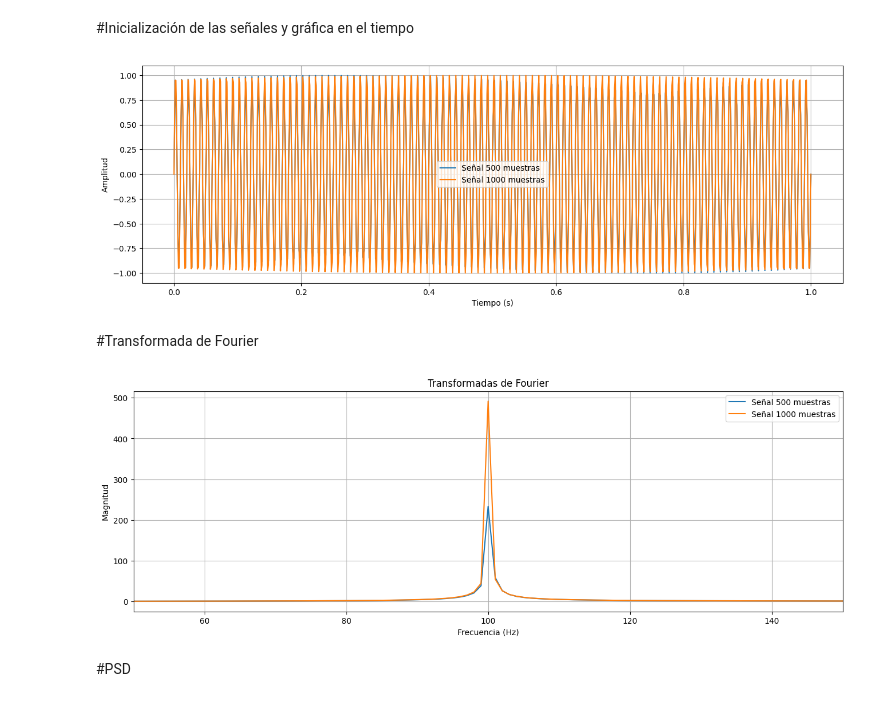
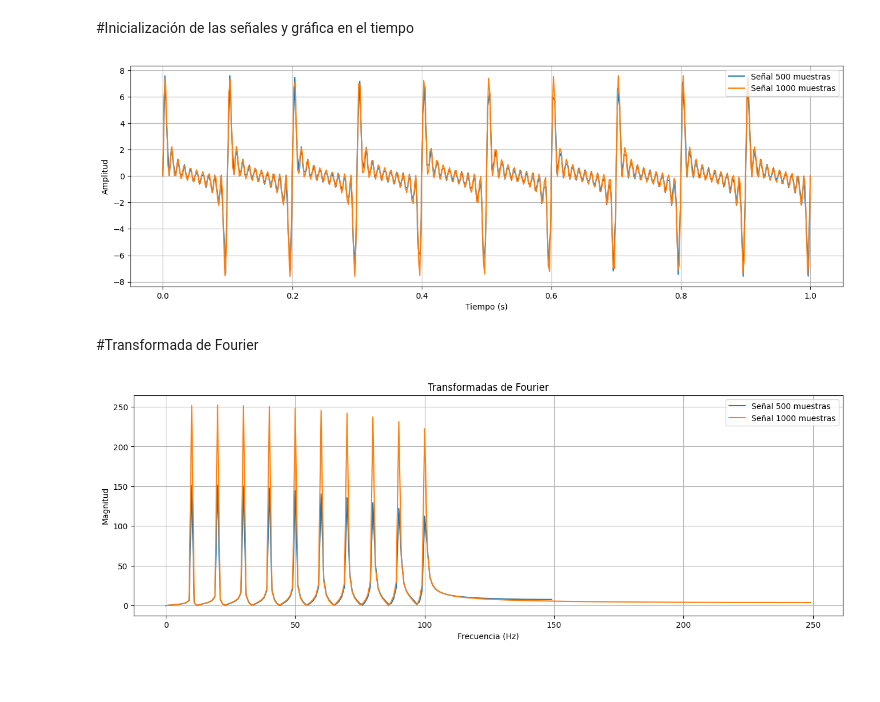
Before and after one commit to FelipeFerAl/SignalProcessing, a Jupyter notebook: TareaFourier(1).ipynb, the cells around one changed output. Saved outputs shown, nothing was run; the diff lists cells and outputs as text; code cells hidden in the pictures; blank space fills up the shorter version.

Commit message:
Cuaderno actualizado con señal generada más compleja

```diff
--- a/TareaFourier(1).ipynb
+++ b/TareaFourier(1).ipynb
@@ -17,20 +17,20 @@ def señal(frequencies, sample):
 # %% [markdown]
 #Inicialización de las señales y gráfica en el tiempo
 # %%
-time1, signal1 = señal([10, 20, 30, 40, 50, 60, 70, 80, 90, 100], 500)
-time2, signal2 = señal([10, 20, 30, 40, 50, 60, 70, 80, 90, 100], 1000)
+time1, signal1 = señal([10, 20, 30, 40, 50, 60, 70, 80, 90, 100], 300)
+time2, signal2 = señal([10, 20, 30, 40, 50, 60, 70, 80, 90, 100], 500)
 
 # Plot the signal
 plt.figure(figsize=(16, 5))
 plt.plot(time1, signal1, label='Señal 500 muestras')
 plt.plot(time2, signal2, label='Señal 1000 muestras')
 plt.xlabel("Tiempo (s)")
 plt.ylabel("Amplitud")
 plt.grid()
 plt.legend()
 plt.show()
 # %% [output]
-[figure, old version]
+[figure, new version]
 # %% [markdown]
 #Transformada de Fourier
 # %%
@@ -39,8 +39,8 @@ trans_signal1 = np.fft.fft(signal1)
 trans_signal2 = np.fft.fft(signal2)
 
 #Puntos de Frecuencia
-freq1 = np.fft.fftfreq(len(signal1), 1/500)
-freq2 = np.fft.fftfreq(len(signal2), 1/1000)
+freq1 = np.fft.fftfreq(len(signal1), 1/300)
+freq2 = np.fft.fftfreq(len(signal2), 1/500)
 
 #Gráfica de los puntos positivos
 plt.figure(figsize=(16, 5))
@@ -53,6 +53,4 @@ plt.grid()
 plt.legend()
 plt.show()
 # %% [output]
-[figure, old version]
+[figure, new version]
-# %% [markdown]
-#PSD
```
Also changed, not shown: parts of 1 cell of this notebook.
